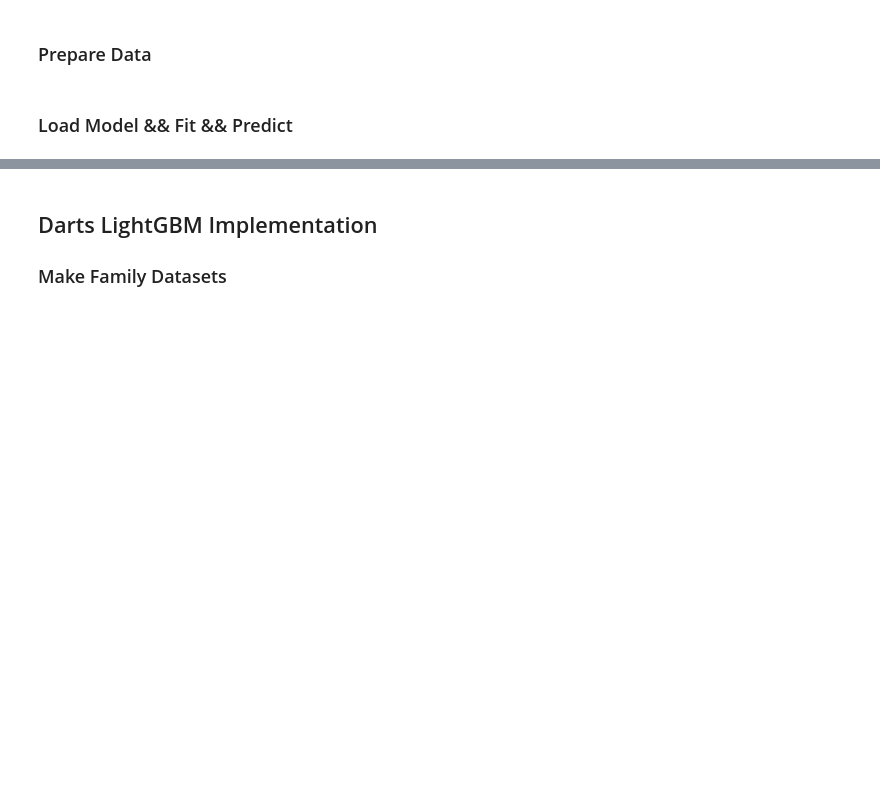
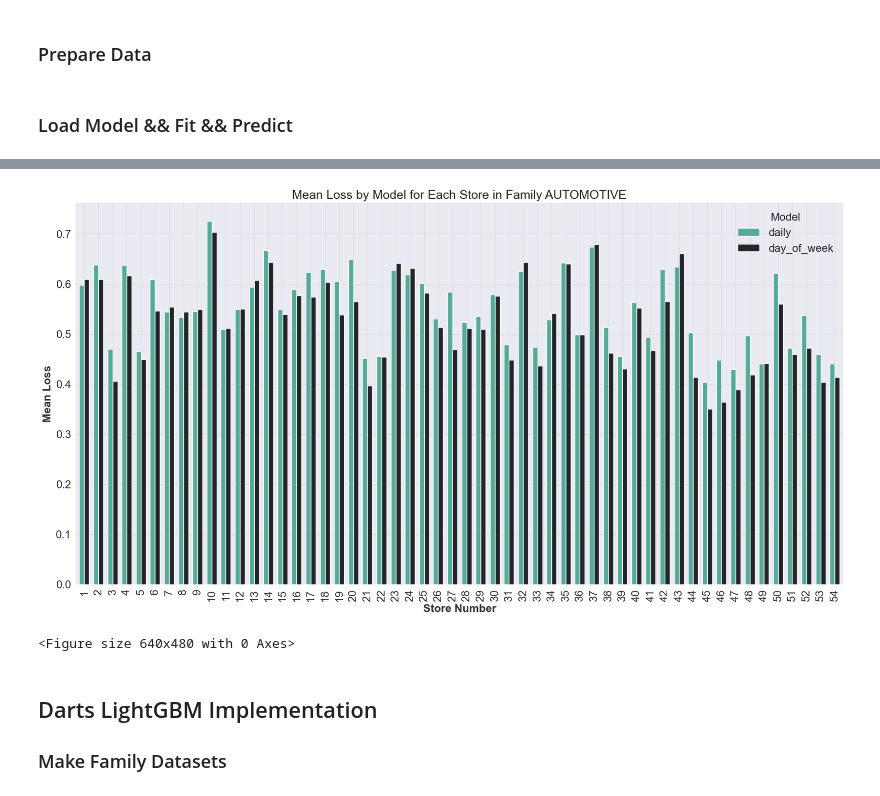
Before and after one commit to Tikhon-Radkevich/Store-Sales, a Jupyter notebook: notebooks/light_gbm/darts_light_gbm_implementation.ipynb, the cells around one changed output, grey strips where cells are left out. Saved outputs shown, nothing was run; the diff lists cells and outputs as text; code cells hidden in the pictures; blank space fills up the shorter version.

Commit message:
AdvancedPredictor class created; todo: refactor.

```diff
--- a/notebooks/light_gbm/darts_light_gbm_implementation.ipynb
+++ b/notebooks/light_gbm/darts_light_gbm_implementation.ipynb
@@ -60,8 +60,3 @@ baseline_train_df.rename(columns={"date": "ds", "sales": "y"}, inplace=True)
 baseline_test_df.rename(columns={"date": "ds"}, inplace=True)
 # %% [markdown]
 ### Load Model && Fit && Predict
-# %%
-model_name = "daily_predictor.pkl"
-baseline_predictor = SalesPredictor.load(model_name)
-# %%
-baseline_predictor.fit(baseline_train_df)
@@ -74,0 +174,15 @@ baseline_loss_df = pd.read_csv(file_path, index_col=["family", "store_nbr"])
+# %%
+model_file_paths = [
+    "daily_predictor.pkl",
+    "day_of_week_predictor.pkl",
+    "weighted_day_predictor.pkl",
+]
+model_names = ["daily", "day_of_week", "weighted_day"]
+# model_names = ["daily", "day_of_week"]
+# %%
+baseline = AdvancedPredictor()
+
+baseline.load_sales_predictors(model_names, model_file_paths)
+baseline.load_losses()
+baseline.fit_models(baseline_train_df)
+baseline.predict_models(baseline_test_df)
@@ -75,3 +200,8 @@ baseline_loss_df = pd.read_csv(file_path, index_col=["family", "store_nbr"])
+# %%
+baseline.make_family_loss_plot(family="AUTOMOTIVE")
+# %% [output]
+[figure, added]
+<Figure size 640x480 with 0 Axes>
 # %% [markdown]
 ## Darts LightGBM Implementation
 ### Make Family Datasets
```
Also changed, not shown: parts of 29 cells of this notebook.
